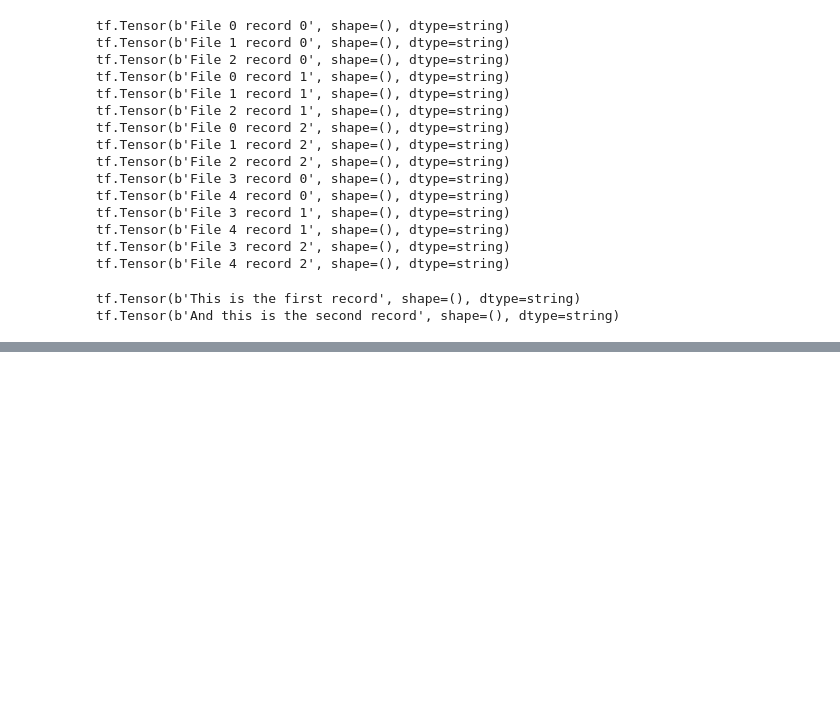
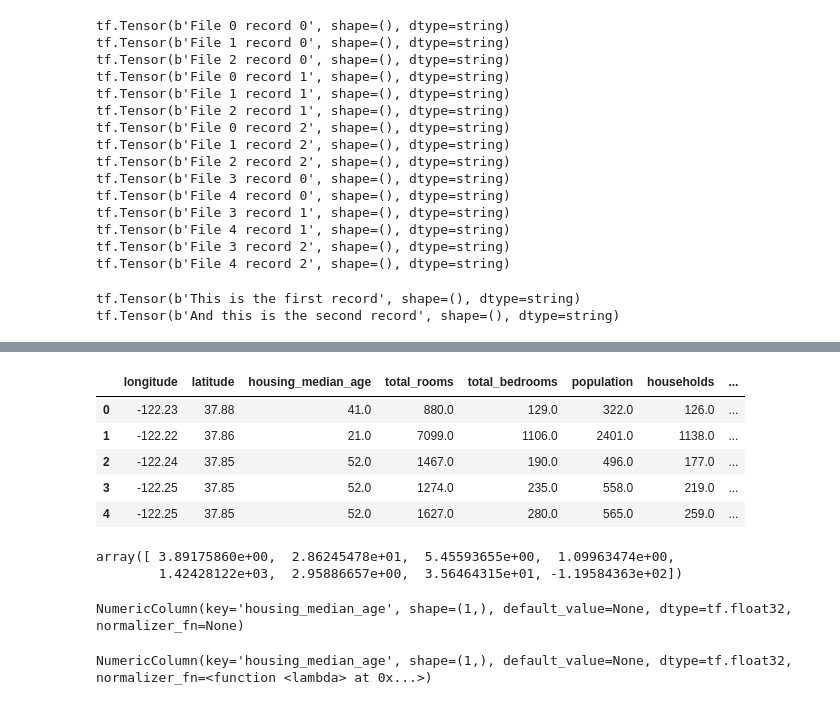
Before and after one commit to LovepreetSingh-09/ML_and_Deep_Learning, a Jupyter notebook: DataPreprocessing_Tensorflow.ipynb, the cells around one changed output, grey strips where cells are left out. Drawn from its saved outputs; the diff is of its cells as text; code cells hidden in the pictures; blank space fills up the shorter version.

```diff
--- a/DataPreprocessing_Tensorflow.ipynb
+++ b/DataPreprocessing_Tensorflow.ipynb
@@ -467,0 +575,28 @@ tf.Tensor(b'And this is the second record', shape=(), dtype=string)
+# %%
+import pandas as pd
+
+HOUSING_PATH = os.path.join("datasets", "housing")
+
+def load_housing_data(housing_path=HOUSING_PATH):
+    csv_path = os.path.join(housing_path, "housing.csv")
+    return pd.read_csv(csv_path)
+# %%
+housing = load_housing_data()
+housing.head()
+# %% [output]
+|  | longitude | latitude | housing_median_age | total_rooms | total_bedrooms | population | households | ... |
+| 0 | -122.23 | 37.88 | 41.0 | 880.0 | 129.0 | 322.0 | 126.0 | ... |
+| 1 | -122.22 | 37.86 | 21.0 | 7099.0 | 1106.0 | 2401.0 | 1138.0 | ... |
+| 2 | -122.24 | 37.85 | 52.0 | 1467.0 | 190.0 | 496.0 | 177.0 | ... |
+| 3 | -122.25 | 37.85 | 52.0 | 1274.0 | 235.0 | 558.0 | 219.0 | ... |
+| 4 | -122.25 | 37.85 | 52.0 | 1627.0 | 280.0 | 565.0 | 259.0 | ... |
+# %%
+X_mean
+# %% [output]
+array([ 3.89175860e+00,  2.86245478e+01,  5.45593655e+00,  1.09963474e+00,
+        1.42428122e+03,  2.95886657e+00,  3.56464315e+01, -1.19584363e+02])
+# %%
+housing_median_age = tf.feature_column.numeric_column('housing_median_age')
+housing_median_age
+# %% [output]
+NumericColumn(key='housing_median_age', shape=(1,), default_value=None, dtype=tf.float32, normalizer_fn=None)
@@ -467,0 +607,4 @@ tf.Tensor(b'And this is the second record', shape=(), dtype=string)
+# %%
+housing_median_age
+# %% [output]
+NumericColumn(key='housing_median_age', shape=(1,), default_value=None, dtype=tf.float32, normalizer_fn=<function <lambda> at 0x...>)
```
Also changed, not shown: parts of 37 cells of this notebook.
